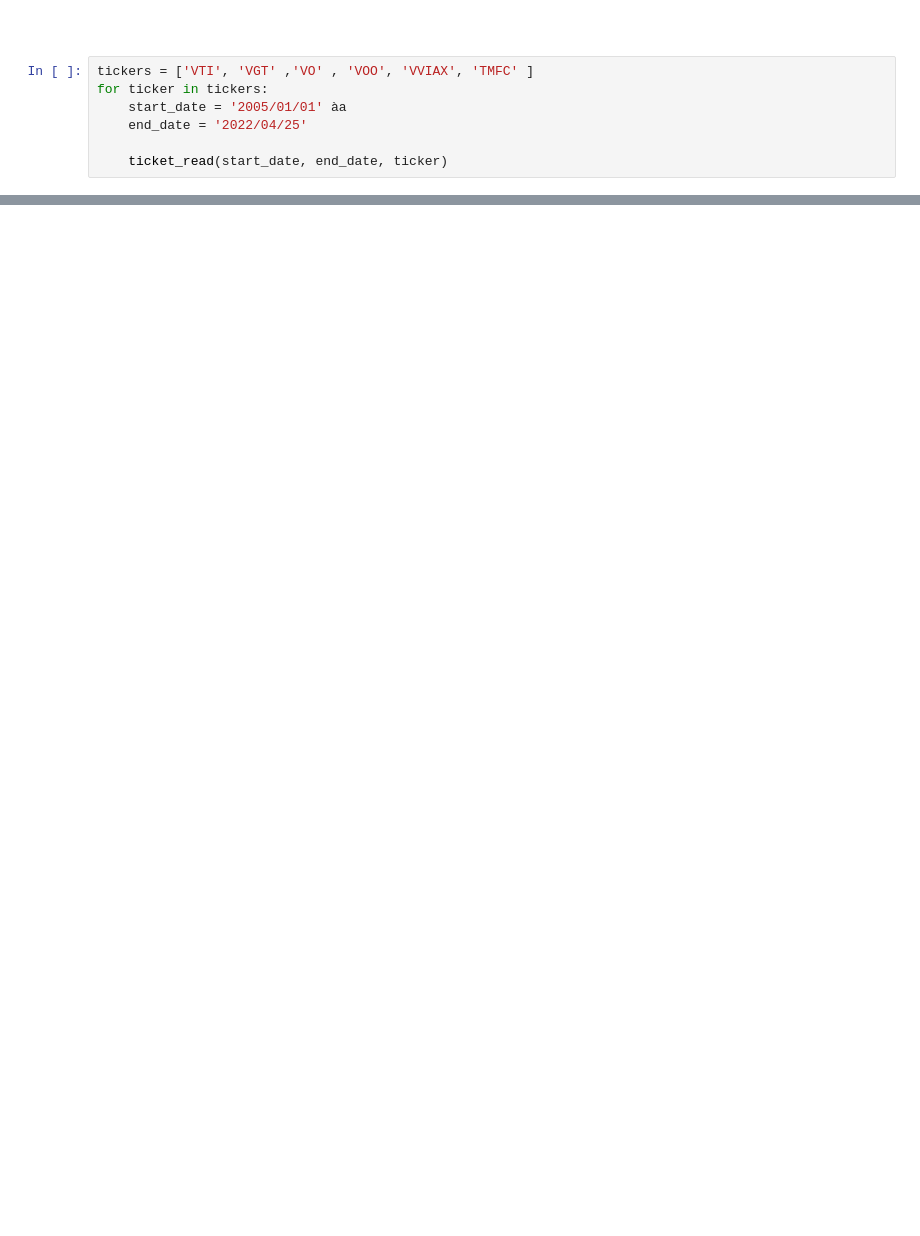
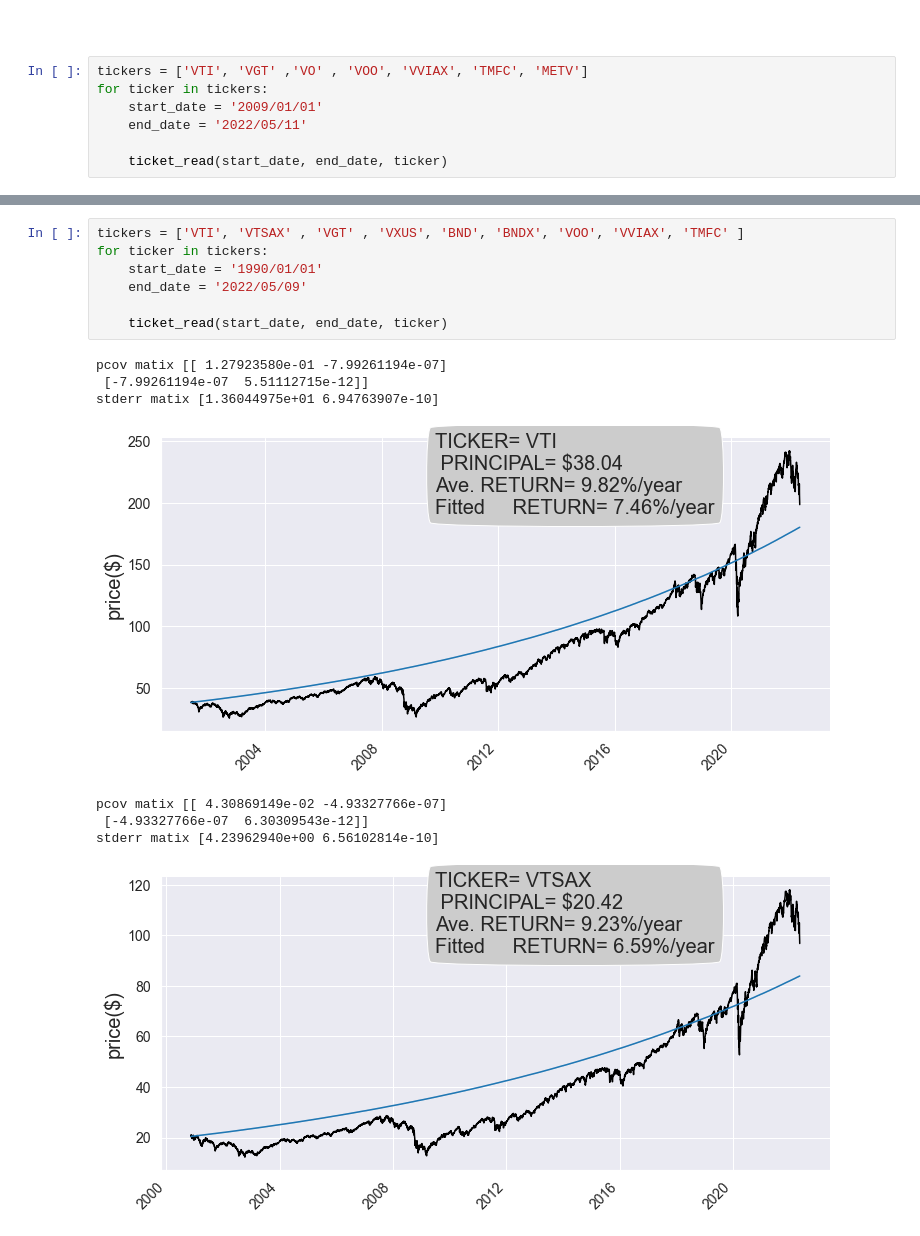
Before and after one commit to bcottman/FinMrkt, a Jupyter notebook: src/returnfit.ipynb, the cells around one changed output, grey strips where cells are left out. Drawn from its saved outputs; the diff is of its cells as text; blank space fills up the shorter version.

```diff
--- a/src/returnfit.ipynb
+++ b/src/returnfit.ipynb
@@ -245,10 +318,10 @@ ticket_read(start_date, end_date, ticker)
 # %% [markdown]
 ##
 # %%
-tickers = ['VTI', 'VGT' ,'VO' , 'VOO', 'VVIAX', 'TMFC' ]
+tickers = ['VTI', 'VGT' ,'VO' , 'VOO', 'VVIAX', 'TMFC', 'METV']
 for ticker in tickers:
-    start_date = '2005/01/01' àa
-    end_date = '2022/04/25'
+    start_date = '2009/01/01'
+    end_date = '2022/05/11'
 
     ticket_read(start_date, end_date, ticker)
 # %% [output]
@@ -260,0 +358,16 @@ for ticker in tickers:
+# %%
+tickers = ['VTI', 'VTSAX' , 'VGT' , 'VXUS', 'BND', 'BNDX', 'VOO', 'VVIAX', 'TMFC' ]
+for ticker in tickers:
+    start_date = '1990/01/01'
+    end_date = '2022/05/09'
+
+    ticket_read(start_date, end_date, ticker)
+# %% [output]
+pcov matix [[ 1.27923580e-01 -7.99261194e-07]
+ [-7.99261194e-07  5.51112715e-12]]
+stderr matix [1.36044975e+01 6.94763907e-10]
+[figure, added]
+pcov matix [[ 4.30869149e-02 -4.93327766e-07]
+ [-4.93327766e-07  6.30309543e-12]]
+stderr matix [4.23962940e+00 6.56102814e-10]
+[figure, added]
```
Also changed, not shown: parts of 15 cells of this notebook, 7 other files.
